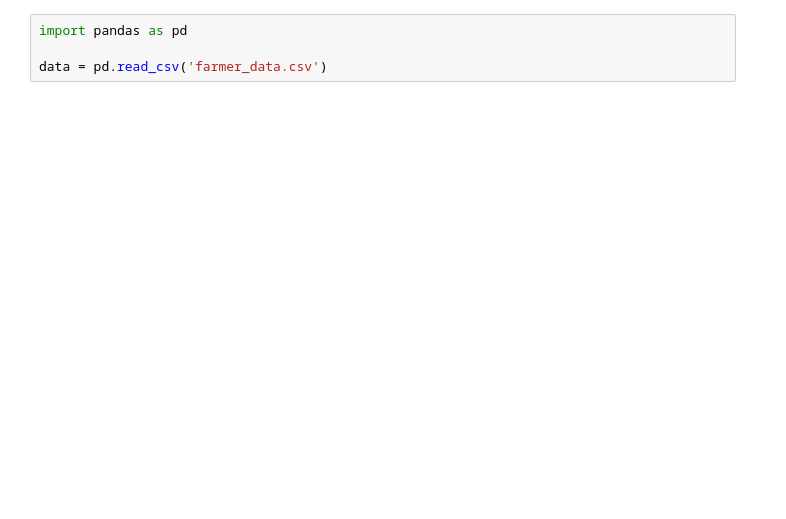
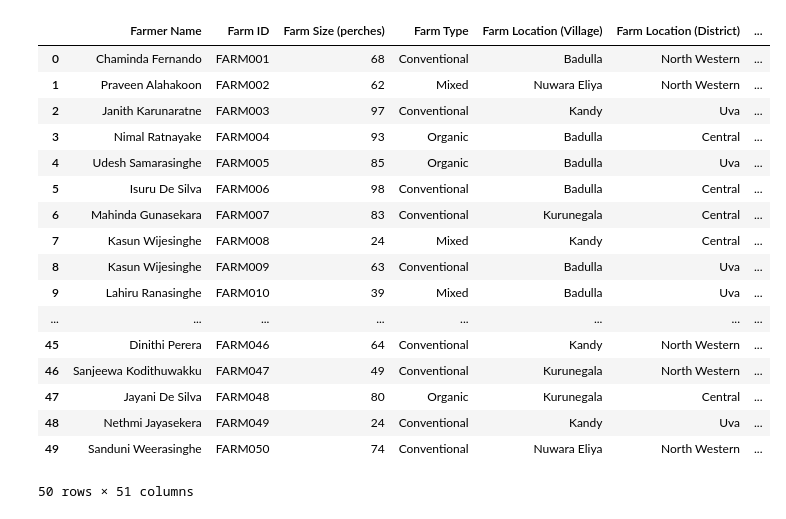
Before and after one commit to uvindu12/AgroEdge-Frontend, a Jupyter notebook: old farmers data analysis .ipynb, the cells around one changed output. Drawn from its saved outputs; the diff is of its cells as text; blank space fills up the shorter version.

Commit message:
data check

```diff
--- a/old farmers data analysis .ipynb
+++ b/old farmers data analysis .ipynb
@@ -21,5 +25,21 @@ import matplotlib.pyplot as plt
 # %%
-import pandas as pd
-
-data = pd.read_csv('farmer_data.csv')
+# %% [output]
+|  | Farmer Name | Farm ID | Farm Size (perches) | Farm Type | Farm Location (Village) | Farm Location (District) | ... |
+| 0 | Chaminda Fernando | FARM001 | 68 | Conventional | Badulla | North Western | ... |
+| 1 | Praveen Alahakoon | FARM002 | 62 | Mixed | Nuwara Eliya | North Western | ... |
+| 2 | Janith Karunaratne | FARM003 | 97 | Conventional | Kandy | Uva | ... |
+| 3 | Nimal Ratnayake | FARM004 | 93 | Organic | Badulla | Central | ... |
+| 4 | Udesh Samarasinghe | FARM005 | 85 | Organic | Badulla | Uva | ... |
+| 5 | Isuru De Silva | FARM006 | 98 | Conventional | Badulla | Central | ... |
+| 6 | Mahinda Gunasekara | FARM007 | 83 | Conventional | Kurunegala | Central | ... |
+| 7 | Kasun Wijesinghe | FARM008 | 24 | Mixed | Kandy | Central | ... |
+| 8 | Kasun Wijesinghe | FARM009 | 63 | Conventional | Badulla | Uva | ... |
+| 9 | Lahiru Ranasinghe | FARM010 | 39 | Mixed | Badulla | Uva | ... |
+| ... | ... | ... | ... | ... | ... | ... | ... |
+| 45 | Dinithi Perera | FARM046 | 64 | Conventional | Kandy | North Western | ... |
+| 46 | Sanjeewa Kodithuwakku | FARM047 | 49 | Conventional | Kurunegala | North Western | ... |
+| 47 | Jayani De Silva | FARM048 | 80 | Organic | Kurunegala | Central | ... |
+| 48 | Nethmi Jayasekera | FARM049 | 24 | Conventional | Kandy | Uva | ... |
+| 49 | Sanduni Weerasinghe | FARM050 | 74 | Conventional | Nuwara Eliya | North Western | ... |
+50 rows × 51 columns
 # %%
```
Also changed, not shown: parts of 4 cells of this notebook.
